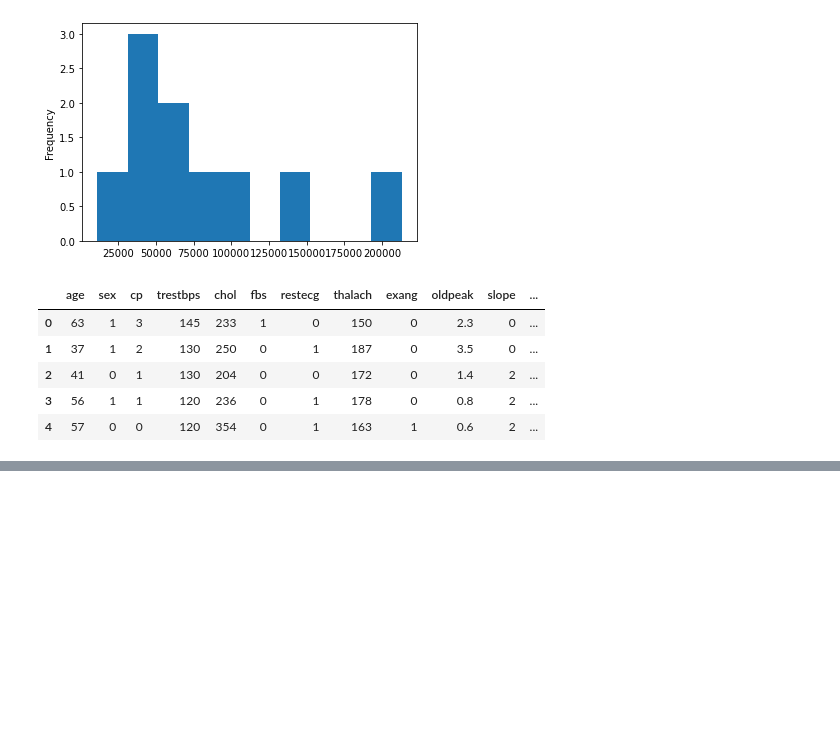
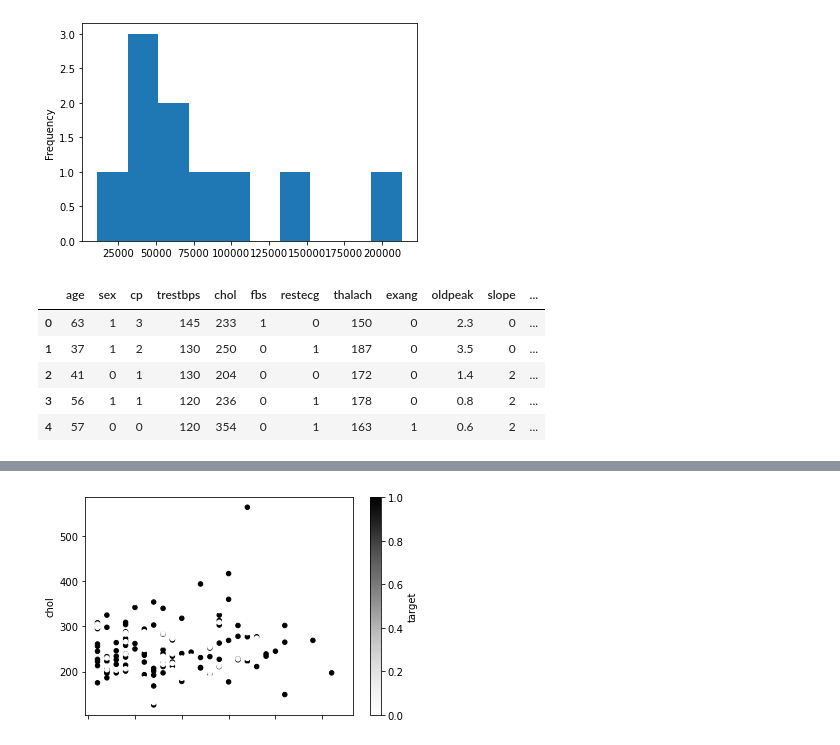
Before and after one commit to Axl11475581/Projects-Folder, a Jupyter notebook: Data Science & Machine Learning/Matplotlib/Introduction-to-matplotlib.ipynb, the cells around one changed output, grey strips where cells are left out. Drawn from its saved outputs; the diff is of its cells as text; code cells hidden in the pictures; blank space fills up the shorter version.

```diff
--- a/Data Science & Machine Learning/Matplotlib/Introduction-to-matplotlib.ipynb
+++ b/Data Science & Machine Learning/Matplotlib/Introduction-to-matplotlib.ipynb
@@ -388,0 +389,2 @@ heart_disease.plot.hist(figsize=(10, 30),subplots=True);
+# %%
+over_50 = heart_disease[heart_disease["age"] >50]
@@ -388,0 +400,8 @@ heart_disease.plot.hist(figsize=(10, 30),subplots=True);
+# %%
+# Pyplot method
+over_50.plot(kind='scatter',
+             x='age',
+             y='chol',
+              c='target');
+# %% [output]
+[figure, added]
```
Also changed, not shown: parts of 10 cells of this notebook.
